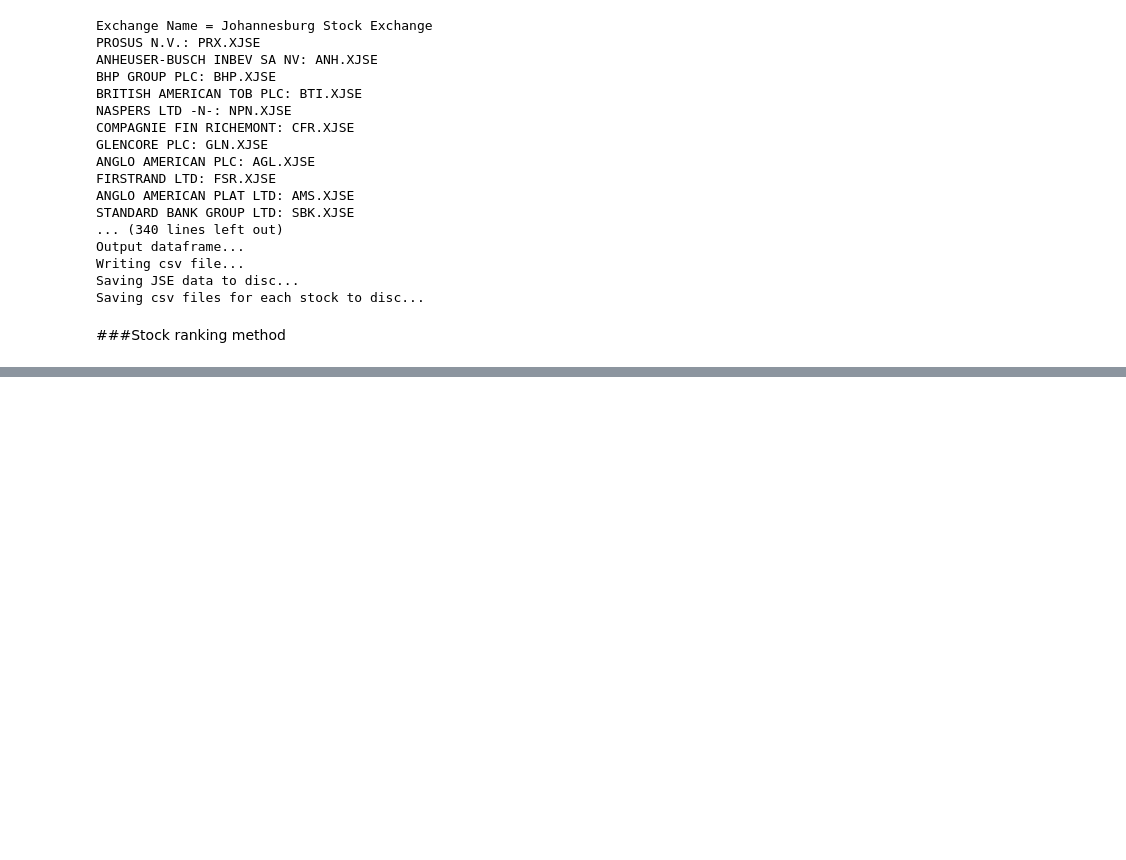
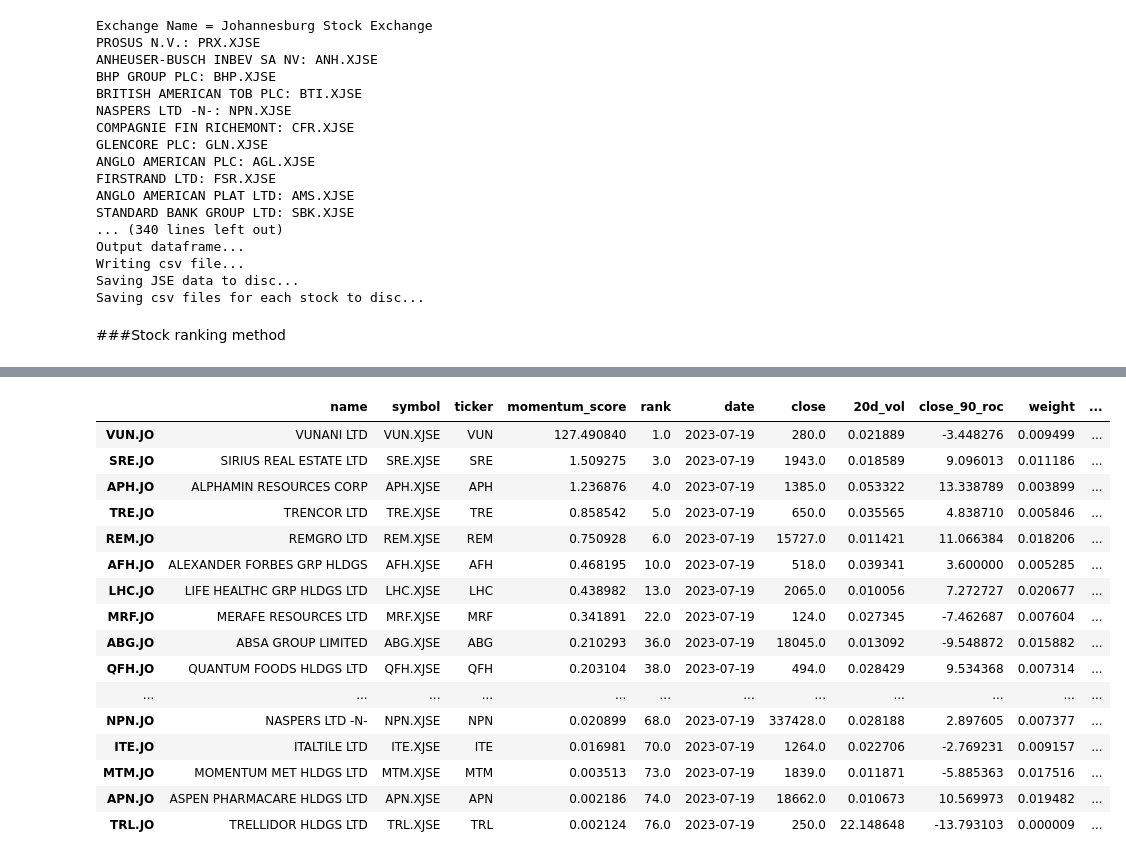
Before and after one commit to helmieresearch/helmieresearch, a Jupyter notebook: Momentum_Ranking_Model.ipynb, the cells around one changed output, grey strips where cells are left out. Cells and saved outputs as stored; diff of their text form; code cells hidden in the pictures; blank space fills up the shorter version.

```diff
--- a/Momentum_Ranking_Model.ipynb
+++ b/Momentum_Ranking_Model.ipynb
@@ -1376,4 +2,0 @@ color='black', legend='close')
-# %%
-pd.set_option('display.max_rows', None)
-
-no_outlier_prices[['high']].describe()
@@ -1431,5 +2,0 @@ index.plot()
-# %%
-
-pd.set_option('display.max_rows', None)
-
-df.describe()
@@ -1747,11 +353,0 @@ rt.set_index('index',inplace=True)
-# %%
-
-"""
-Model Settings
-"""
-portfolio_value = 5000.00
-perf_last_month = 5000.00
-#momentum_window = 125
-#minimum_momentum = 40
-#portfolio_size = 30
-vola_window = 20
@@ -1815,25 +477,50 @@ import glob
 
 # set search path and glob for files
 # here we want to look for csv files in the input directory
-path = '/content/'
-files = glob.glob(path + '/momentum_stocks/*.csv')
+path1 = '/content/'
+files1 = glob.glob(path1 + '/buy_list/*.csv')
 
 # create empty list to store dataframes
-li = []
+li1 = []
 
 # loop through list of files and read each one into a dataframe and append to list
-for f in files:
+for f1 in files1:
     # get filename
-    stock = os.path.basename(f)
+    stock1 = os.path.basename(f1)
     # read in csv
-    temp_df = pd.read_csv(f)
+    temp_df1 = pd.read_csv(f1)
     # create new column with filename
-    temp_df['ticker'] = stock
+    temp_df1['ticker'] = stock1
     # data cleaning to remove the .csv
-    temp_df['ticker'] = temp_df['ticker'].replace('.csv', '', regex=True)
+    temp_df1['ticker'] = temp_df1['ticker'].replace('.csv', '', regex=True)
     # append df to list
-    li.append(temp_df)
-    #print(f'Successfully created dataframe for {stock} with shape {temp_df.shape}')
+    li1.append(temp_df1)
+    #print(f'Successfully created dataframe for {stock1} with shape {temp_df1.shape}')
 
 # concatenate our list of dataframes into one!
-df = pd.concat(li)
+Buy = pd.concat(li1)
+
+buying_list = Buy.set_index('ticker').reindex(My_final_list)#.reset_index()
+
+final_buy_list = pd.concat([final_list, buying_list], axis=1, join='inner')
+
+#define list of columns range
+cols = [x for x in range(final_buy_list.shape[1])]
+
+#remove second column in DataFrame
+cols.remove(12)
+cols.remove(13)
+cols.remove(14)
+cols.remove(15)
+cols.remove(16)#view resulting DataFrame
+final_buy_list2 =final_buy_list.iloc[:, cols]
+final_buy_list2.info()
+
+final_buy_list2 = final_buy_list2.loc[final_buy_list2.trend, :]
+
+index_names1 = final_buy_list2[(final_buy_list2['close_90_roc'] >= 15)].index
+
+# drop these given row indexes from dataFrame
+final_buy_list2.drop(index_names1, inplace = True)
+final_buy_list2
+# %% [output]
@@ -1839,0 +544,17 @@ df = pd.concat(li)
+|  | name | symbol | ticker | momentum_score | rank | date | close | 20d_vol | close_90_roc | weight | ... |
+| VUN.JO | VUNANI LTD | VUN.XJSE | VUN | 127.490840 | 1.0 | 2023-07-19 | 280.0 | 0.021889 | -3.448276 | 0.009499 | ... |
+| SRE.JO | SIRIUS REAL ESTATE LTD | SRE.XJSE | SRE | 1.509275 | 3.0 | 2023-07-19 | 1943.0 | 0.018589 | 9.096013 | 0.011186 | ... |
+| APH.JO | ALPHAMIN RESOURCES CORP | APH.XJSE | APH | 1.236876 | 4.0 | 2023-07-19 | 1385.0 | 0.053322 | 13.338789 | 0.003899 | ... |
+| TRE.JO | TRENCOR LTD | TRE.XJSE | TRE | 0.858542 | 5.0 | 2023-07-19 | 650.0 | 0.035565 | 4.838710 | 0.005846 | ... |
+| REM.JO | REMGRO LTD | REM.XJSE | REM | 0.750928 | 6.0 | 2023-07-19 | 15727.0 | 0.011421 | 11.066384 | 0.018206 | ... |
+| AFH.JO | ALEXANDER FORBES GRP HLDGS | AFH.XJSE | AFH | 0.468195 | 10.0 | 2023-07-19 | 518.0 | 0.039341 | 3.600000 | 0.005285 | ... |
+| LHC.JO | LIFE HEALTHC GRP HLDGS LTD | LHC.XJSE | LHC | 0.438982 | 13.0 | 2023-07-19 | 2065.0 | 0.010056 | 7.272727 | 0.020677 | ... |
+| MRF.JO | MERAFE RESOURCES LTD | MRF.XJSE | MRF | 0.341891 | 22.0 | 2023-07-19 | 124.0 | 0.027345 | -7.462687 | 0.007604 | ... |
+| ABG.JO | ABSA GROUP LIMITED | ABG.XJSE | ABG | 0.210293 | 36.0 | 2023-07-19 | 18045.0 | 0.013092 | -9.548872 | 0.015882 | ... |
+| QFH.JO | QUANTUM FOODS HLDGS LTD | QFH.XJSE | QFH | 0.203104 | 38.0 | 2023-07-19 | 494.0 | 0.028429 | 9.534368 | 0.007314 | ... |
+| ... | ... | ... | ... | ... | ... | ... | ... | ... | ... | ... | ... |
+| NPN.JO | NASPERS LTD -N- | NPN.XJSE | NPN | 0.020899 | 68.0 | 2023-07-19 | 337428.0 | 0.028188 | 2.897605 | 0.007377 | ... |
+| ITE.JO | ITALTILE LTD | ITE.XJSE | ITE | 0.016981 | 70.0 | 2023-07-19 | 1264.0 | 0.022706 | -2.769231 | 0.009157 | ... |
+| MTM.JO | MOMENTUM MET HLDGS LTD | MTM.XJSE | MTM | 0.003513 | 73.0 | 2023-07-19 | 1839.0 | 0.011871 | -5.885363 | 0.017516 | ... |
+| APN.JO | ASPEN PHARMACARE HLDGS LTD | APN.XJSE | APN | 0.002186 | 74.0 | 2023-07-19 | 18662.0 | 0.010673 | 10.569973 | 0.019482 | ... |
+| TRL.JO | TRELLIDOR HLDGS LTD | TRL.XJSE | TRL | 0.002124 | 76.0 | 2023-07-19 | 250.0 | 22.148648 | -13.793103 | 0.000009 | ... |
```
Also changed, not shown: parts of 118 cells of this notebook.
